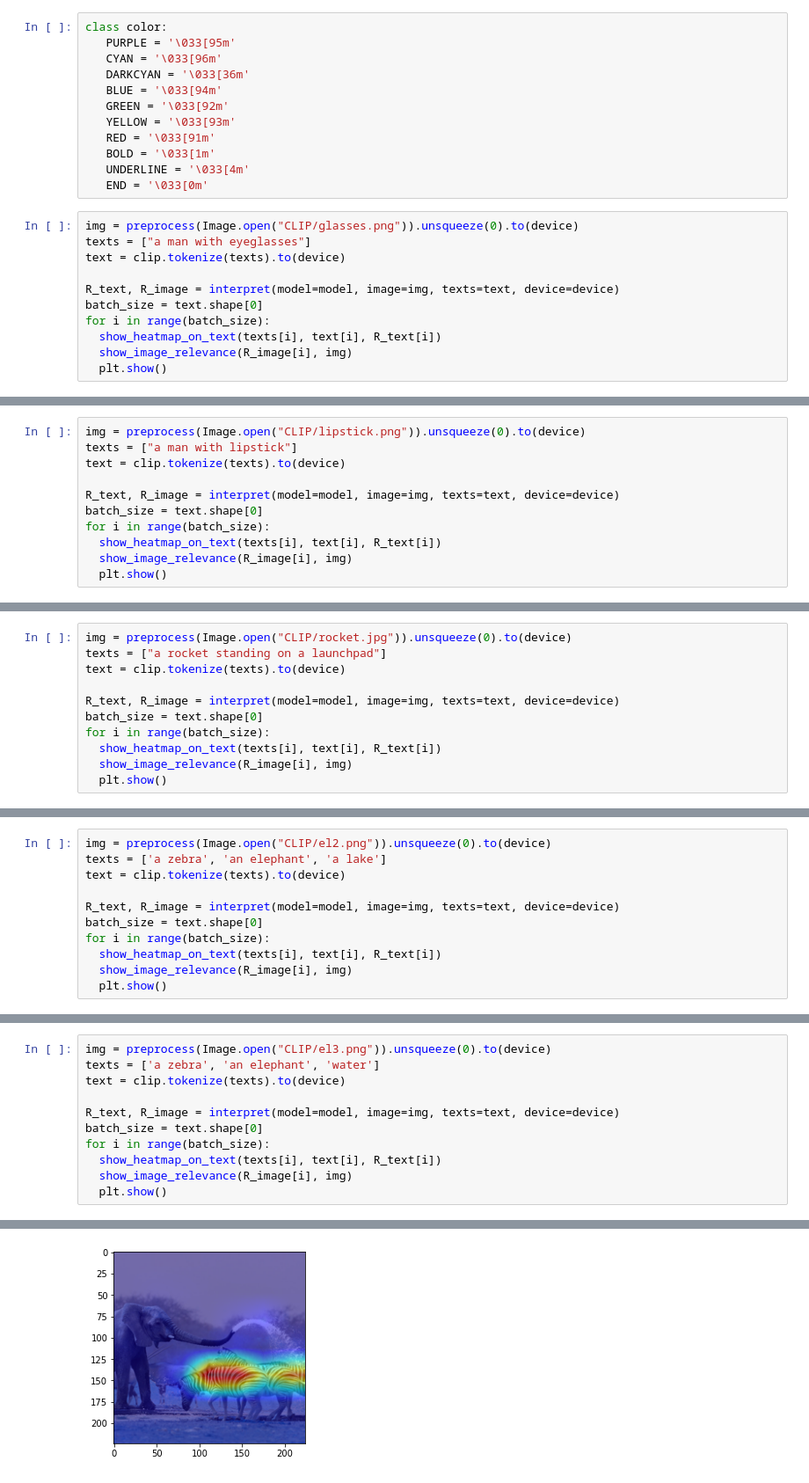
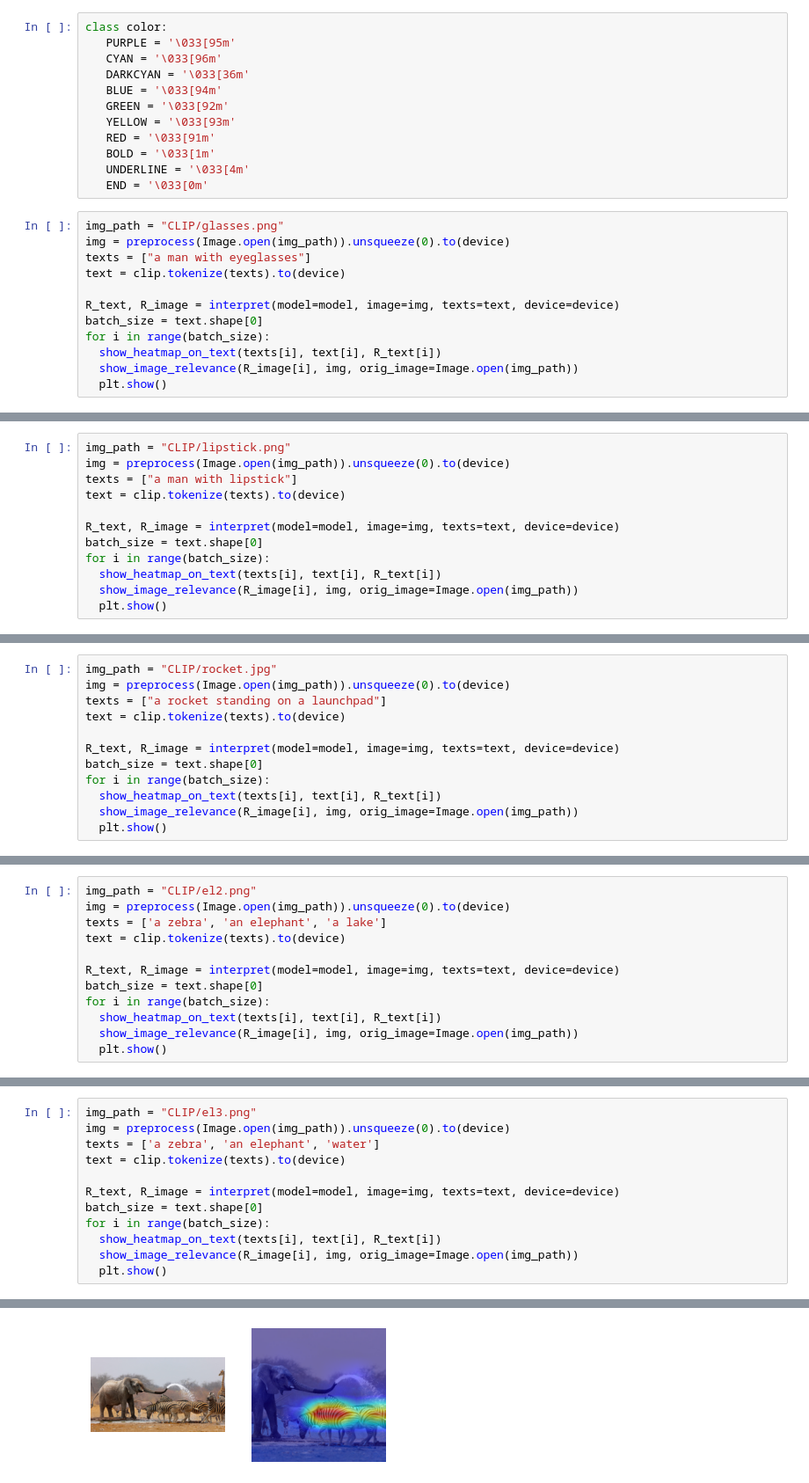
Before and after one commit to hila-chefer/Transformer-MM-Explainability, a Jupyter notebook: CLIP_explainability.ipynb, the cells around one changed output, grey strips where cells are left out. Shown at 88% size. Saved outputs shown, nothing was run; the diff lists cells and outputs as text.

```diff
--- a/CLIP_explainability.ipynb
+++ b/CLIP_explainability.ipynb
@@ -148,7 +159,8 @@ class color:
    UNDERLINE = '\033[4m'
    END = '\033[0m'
 # %%
-img = preprocess(Image.open("CLIP/glasses.png")).unsqueeze(0).to(device)
+img_path = "CLIP/glasses.png"
+img = preprocess(Image.open(img_path)).unsqueeze(0).to(device)
 texts = ["a man with eyeglasses"]
 text = clip.tokenize(texts).to(device)
 
@@ -156,7 +168,7 @@ R_text, R_image = interpret(model=model, image=img, texts=text, device=device)
 batch_size = text.shape[0]
 for i in range(batch_size):
   show_heatmap_on_text(texts[i], text[i], R_text[i])
-  show_image_relevance(R_image[i], img)
+  show_image_relevance(R_image[i], img, orig_image=Image.open(img_path))
   plt.show()
 # %% [output]
 tensor([0.0274, 0.0644, 0.0048, 0.1694, 0.7339], device='cuda:0',
@@ -168,5 +180,6 @@ Legend: Negative Neutral Positive
 # %%
-img = preprocess(Image.open("CLIP/lipstick.png")).unsqueeze(0).to(device)
+img_path = "CLIP/lipstick.png"
+img = preprocess(Image.open(img_path)).unsqueeze(0).to(device)
 texts = ["a man with lipstick"]
 text = clip.tokenize(texts).to(device)
 
@@ -174,7 +187,7 @@ R_text, R_image = interpret(model=model, image=img, texts=text, device=device)
 batch_size = text.shape[0]
 for i in range(batch_size):
   show_heatmap_on_text(texts[i], text[i], R_text[i])
-  show_image_relevance(R_image[i], img)
+  show_image_relevance(R_image[i], img, orig_image=Image.open(img_path))
   plt.show()
 # %% [output]
 tensor([0.0028, 0.0356, 0.0327, 0.9287], device='cuda:0', dtype=torch.float16)
@@ -185,5 +198,6 @@ Legend: Negative Neutral Positive
 # %%
-img = preprocess(Image.open("CLIP/rocket.jpg")).unsqueeze(0).to(device)
+img_path = "CLIP/rocket.jpg"
+img = preprocess(Image.open(img_path)).unsqueeze(0).to(device)
 texts = ["a rocket standing on a launchpad"]
 text = clip.tokenize(texts).to(device)
 
@@ -191,7 +205,7 @@ R_text, R_image = interpret(model=model, image=img, texts=text, device=device)
 batch_size = text.shape[0]
 for i in range(batch_size):
   show_heatmap_on_text(texts[i], text[i], R_text[i])
-  show_image_relevance(R_image[i], img)
+  show_image_relevance(R_image[i], img, orig_image=Image.open(img_path))
   plt.show()
 # %% [output]
 tensor([0.0081, 0.0203, 0.1858, 0.0999, 0.0070, 0.0970, 0.5820],
@@ -203,5 +217,6 @@ Legend: Negative Neutral Positive
 # %%
-img = preprocess(Image.open("CLIP/el2.png")).unsqueeze(0).to(device)
+img_path = "CLIP/el2.png"
+img = preprocess(Image.open(img_path)).unsqueeze(0).to(device)
 texts = ['a zebra', 'an elephant', 'a lake']
 text = clip.tokenize(texts).to(device)
 
@@ -209,7 +224,7 @@ R_text, R_image = interpret(model=model, image=img, texts=text, device=device)
 batch_size = text.shape[0]
 for i in range(batch_size):
   show_heatmap_on_text(texts[i], text[i], R_text[i])
-  show_image_relevance(R_image[i], img)
+  show_image_relevance(R_image[i], img, orig_image=Image.open(img_path))
   plt.show()
 # %% [output]
 tensor([0.0204, 0.9800], device='cuda:0', dtype=torch.float16)
@@ -230,20 +245,21 @@ Legend: Negative Neutral Positive
 # %%
-img = preprocess(Image.open("CLIP/el3.png")).unsqueeze(0).to(device)
+img_path = "CLIP/el3.png"
+img = preprocess(Image.open(img_path)).unsqueeze(0).to(device)
 texts = ['a zebra', 'an elephant', 'water']
 text = clip.tokenize(texts).to(device)
 
 R_text, R_image = interpret(model=model, image=img, texts=text, device=device)
 batch_size = text.shape[0]
 for i in range(batch_size):
   show_heatmap_on_text(texts[i], text[i], R_text[i])
-  show_image_relevance(R_image[i], img)
+  show_image_relevance(R_image[i], img, orig_image=Image.open(img_path))
   plt.show()
 # %% [output]
 tensor([0.1208, 0.8789], device='cuda:0', dtype=torch.float16)
 Legend: Negative Neutral Positive
 | True Label | Predicted Label | Attribution Label | Attribution Score | Word Importance |
 | 0 | 0 (0.00) | 0 | 0.00 | a zebra |
-[figure, old version]
+[figure, new version]
 tensor([0.0840, 0.9160], device='cuda:0', dtype=torch.float16)
 Legend: Negative Neutral Positive
 | True Label | Predicted Label | Attribution Label | Attribution Score | Word Importance |
```
Also changed, not shown: parts of 13 cells of this notebook.
